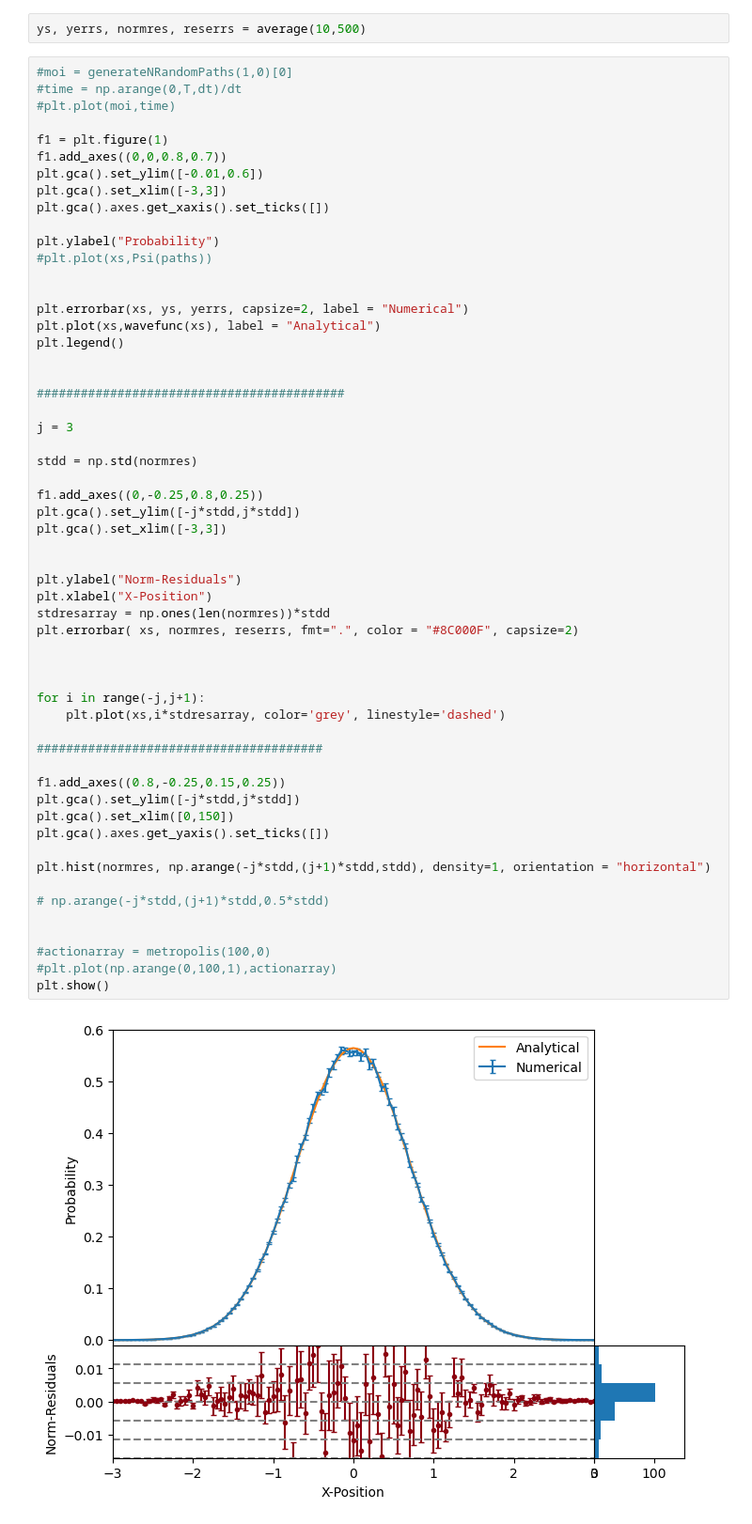
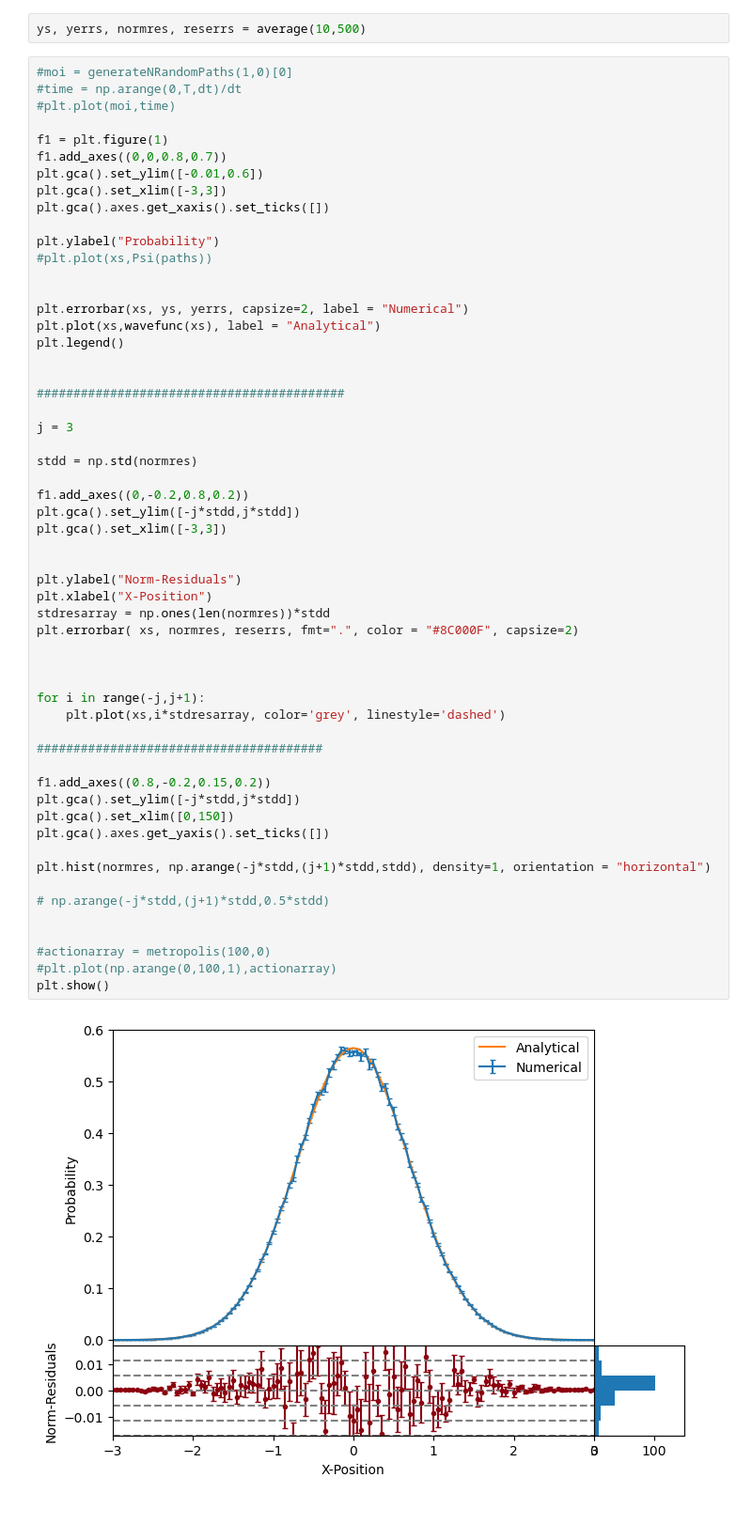
Before and after one commit to Wildeofthewest1/ProjectRepo, a Jupyter notebook: New Text Document.ipynb, the cells around one changed output. Shown at 94% size. Drawn from its saved outputs; the diff is of its cells as text.

```diff
--- a/New Text Document.ipynb
+++ b/New Text Document.ipynb
@@ -189,35 +189,35 @@ j = 3
 
 stdd = np.std(normres)
 
-f1.add_axes((0,-0.25,0.8,0.25))
+f1.add_axes((0,-0.2,0.8,0.2))
 plt.gca().set_ylim([-j*stdd,j*stdd])
 plt.gca().set_xlim([-3,3])
 
 
 plt.ylabel("Norm-Residuals")
 plt.xlabel("X-Position")
 stdresarray = np.ones(len(normres))*stdd
 plt.errorbar( xs, normres, reserrs, fmt=".", color = "#8C000F", capsize=2)
 
 
 
 for i in range(-j,j+1):
     plt.plot(xs,i*stdresarray, color='grey', linestyle='dashed')
 
 #######################################
 
-f1.add_axes((0.8,-0.25,0.15,0.25))
+f1.add_axes((0.8,-0.2,0.15,0.2))
 plt.gca().set_ylim([-j*stdd,j*stdd])
 plt.gca().set_xlim([0,150])
 plt.gca().axes.get_yaxis().set_ticks([])
 
 plt.hist(normres, np.arange(-j*stdd,(j+1)*stdd,stdd), density=1, orientation = "horizontal")
 
 # np.arange(-j*stdd,(j+1)*stdd,0.5*stdd)
 
 
 #actionarray = metropolis(100,0)
 #plt.plot(np.arange(0,100,1),actionarray)
 plt.show()
 # %% [output]
-[figure, old version]
+[figure, new version]
```
